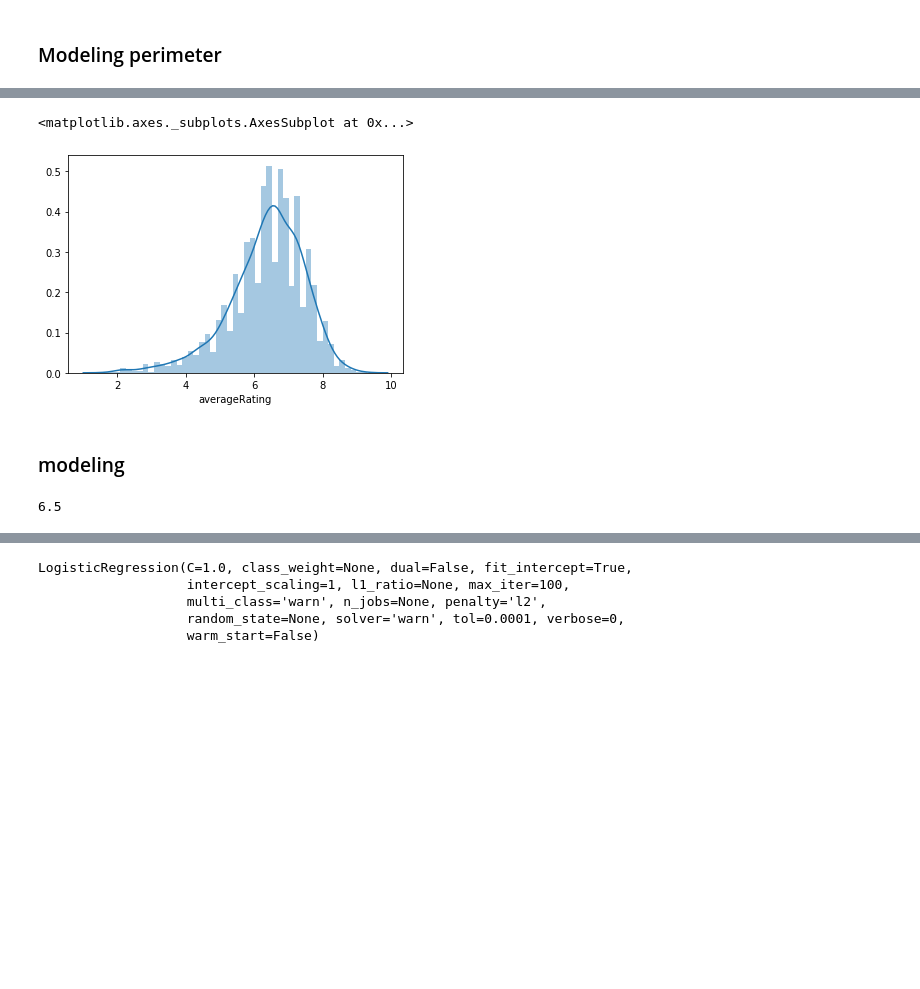
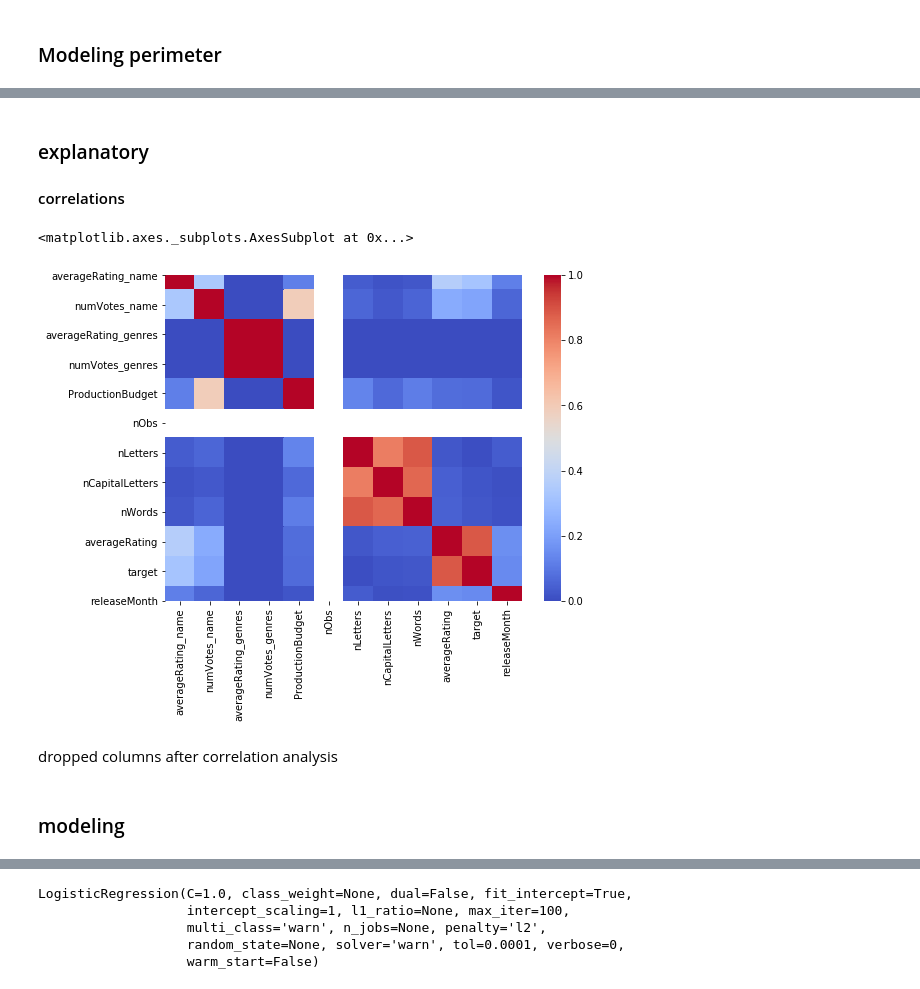
Before and after one commit to michaeltouze/datasciencest-movie, a Jupyter notebook: src/Modeling.ipynb, the cells around one changed output, grey strips where cells are left out. Drawn from its saved outputs; the diff is of its cells as text; code cells hidden in the pictures; blank space fills up the shorter version.

```diff
--- a/src/Modeling.ipynb
+++ b/src/Modeling.ipynb
@@ -88,5 +66,22 @@ sns.distplot(data.averageRating)
-# %%
-sns.distplot(data.dropna()["averageRating"])
-# %% [output]
-<matplotlib.axes._subplots.AxesSubplot at 0x...>
-[figure, removed]
+# %%
+data = pd.read_parquet("../data/edited_data/modeling/data")
+data = data.dropna()
+# %%
+mean_avg_ratings = np.median(data.averageRating)
+data["target"] = pd.cut(data.averageRating, bins=4, labels=False)
+#(data.averageRating >= mean_avg_ratings).astype(int)
+# %%
+data["releaseMonth"] = data["ReleaseDate"].dt.month
+# %% [markdown]
+### explanatory
+#### correlations
+# %%
+corr = np.abs(data.corr())
+
+fig = plt.figure(figsize=(8, 6))
+sns.heatmap(corr, cmap="coolwarm")
+# %% [output]
+<matplotlib.axes._subplots.AxesSubplot at 0x...>
+[figure, added]
+# %% [markdown]
+dropped columns after correlation analysis
@@ -97,9 +103,3 @@ from sklearn.model_selection import train_test_split
 from sklearn.preprocessing import StandardScaler
 from sklearn.linear_model import LogisticRegression
 from sklearn.metrics import classification_report
-# %%
-perimeter = data.dropna()
-mean_avg_ratings = np.median(perimeter.averageRating)
-print(mean_avg_ratings)
-# %% [output]
-6.5
```
Also changed, not shown: parts of 15 cells of this notebook, 3 other files.
